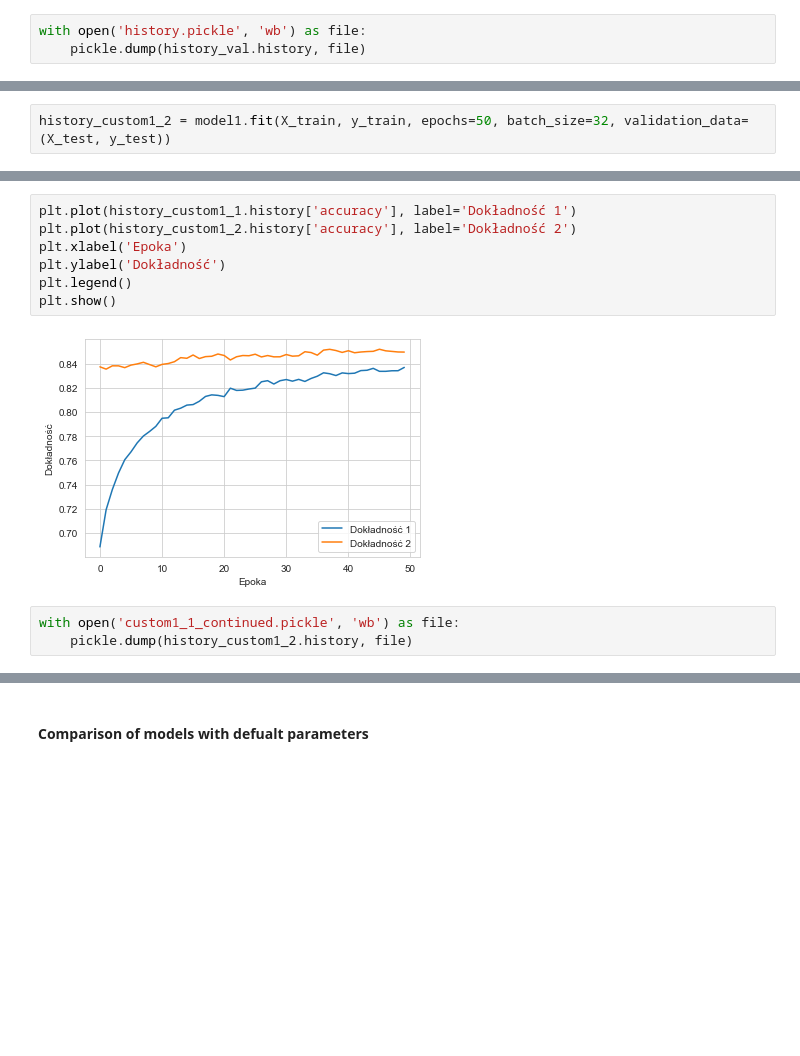
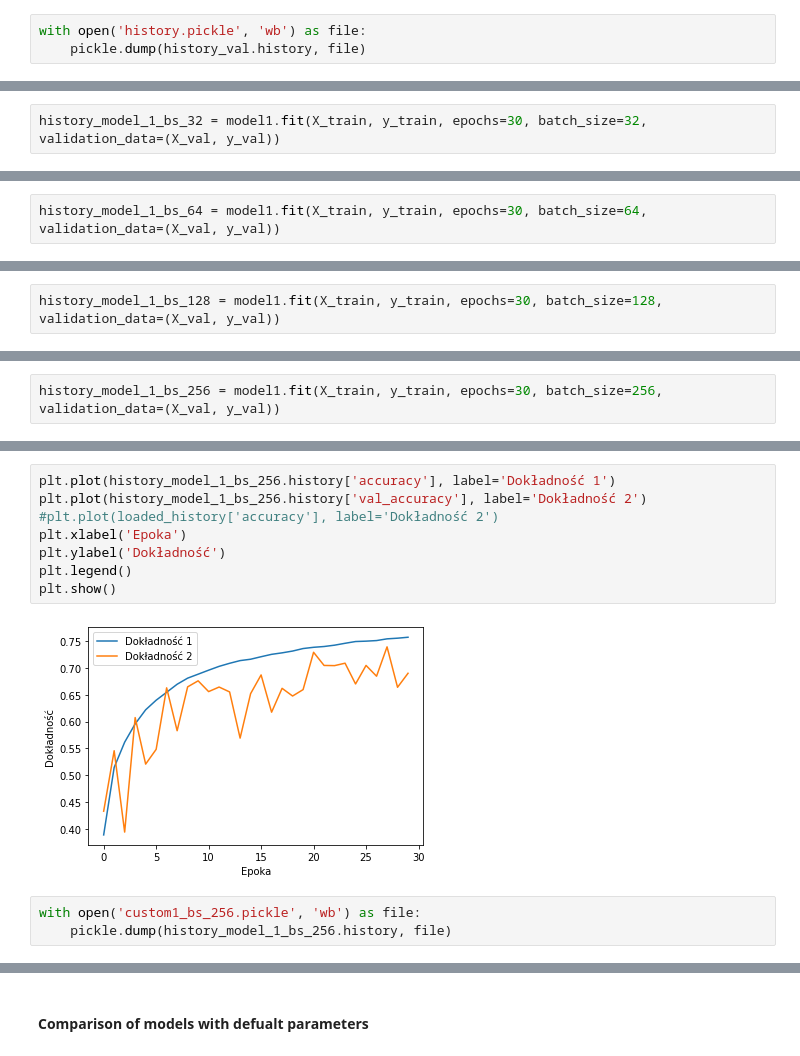
Before and after one commit to skonieczkak/DeepLearning2024, a Jupyter notebook: project1_CNN/Training_models.ipynb, the cells around one changed output, grey strips where cells are left out. Saved outputs shown, nothing was run; the diff lists cells and outputs as text; blank space fills up the shorter version.

Commit message:
Update training models notebook

```diff
--- a/project1_CNN/Training_models.ipynb
+++ b/project1_CNN/Training_models.ipynb
@@ -221,4 +49,4 @@ with open('history.pickle', 'rb') as file:
     loaded_history = pickle.load(file)
 # %%
-history_custom1_2 = model1.fit(X_train, y_train, epochs=50, batch_size=32, validation_data=(X_test, y_test))
+history_model_1_bs_32 = model1.fit(X_train, y_train, epochs=30, batch_size=32, validation_data=(X_val, y_val))
 # %% [output]
@@ -241,0 +70,2 @@ Epoch 50/50
+# %%
+history_model_1_bs_64 = model1.fit(X_train, y_train, epochs=30, batch_size=64, validation_data=(X_val, y_val))
@@ -241,0 +90,2 @@ Epoch 50/50
+# %%
+history_model_1_bs_128 = model1.fit(X_train, y_train, epochs=30, batch_size=128, validation_data=(X_val, y_val))
@@ -241,0 +110,2 @@ Epoch 50/50
+# %%
+history_model_1_bs_256 = model1.fit(X_train, y_train, epochs=30, batch_size=256, validation_data=(X_val, y_val))
@@ -242,13 +135,14 @@ Epoch 50/50
 # %%
-plt.plot(history_custom1_1.history['accuracy'], label='Dokładność 1')
-plt.plot(history_custom1_2.history['accuracy'], label='Dokładność 2')
+plt.plot(history_model_1_bs_256.history['accuracy'], label='Dokładność 1')
+plt.plot(history_model_1_bs_256.history['val_accuracy'], label='Dokładność 2')
+#plt.plot(loaded_history['accuracy'], label='Dokładność 2')
 plt.xlabel('Epoka')
 plt.ylabel('Dokładność')
 plt.legend()
 plt.show()
 # %% [output]
-[figure, old version]
+[figure, new version]
 # %%
-with open('custom1_1_continued.pickle', 'wb') as file:
-    pickle.dump(history_custom1_2.history, file)
+with open('custom1_bs_256.pickle', 'wb') as file:
+    pickle.dump(history_model_1_bs_256.history, file)
 # %%
```
Also changed, not shown: parts of 30 cells of this notebook.
